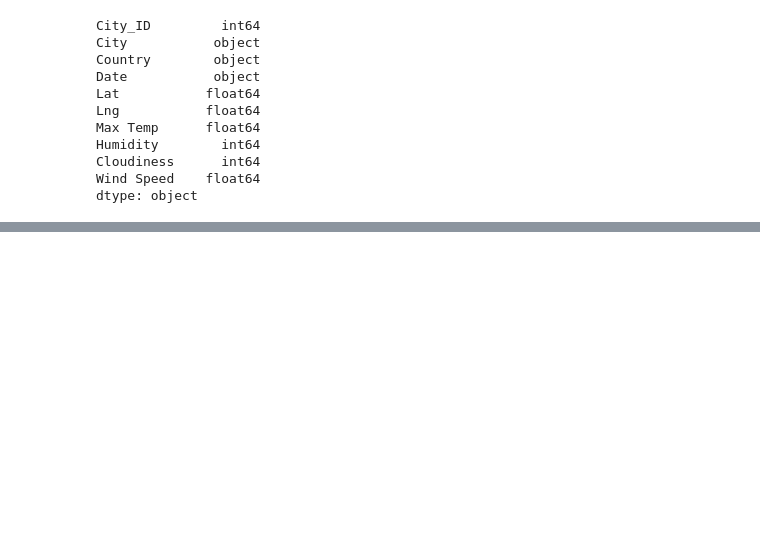
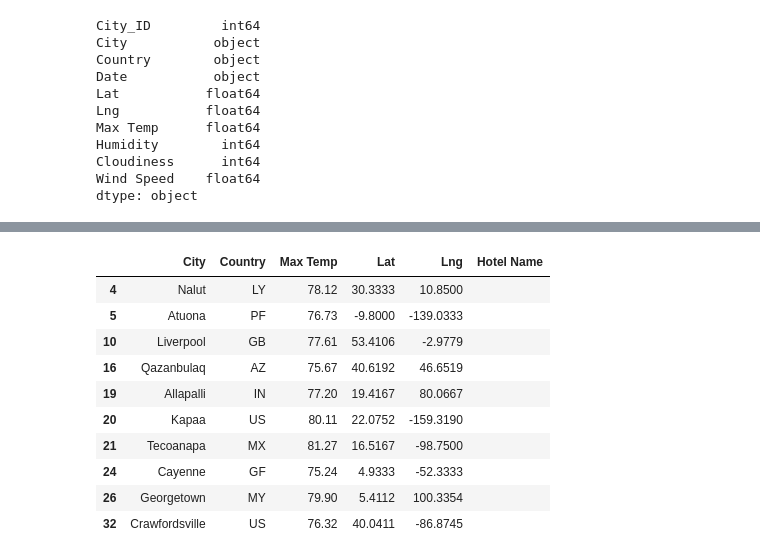
Before and after one commit to Atomic45/World_Weather_Analysis, a Jupyter notebook: VacationPy.ipynb, the cells around one changed output, grey strips where cells are left out. Drawn from its saved outputs; the diff is of its cells as text; code cells hidden in the pictures; blank space fills up the shorter version.

```diff
--- a/VacationPy.ipynb
+++ b/VacationPy.ipynb
@@ -99,0 +179,17 @@ fig
+# %%
+# Create DataFrame called hotel_df to store hotel names along with city, country, max temp, and coordinates.
+hotel_df = preferred_cities_df[["City", "Country", "Max Temp", "Lat", "Lng"]].copy()
+hotel_df["Hotel Name"] = ""
+hotel_df.head(10)
+# %% [output]
+|  | City | Country | Max Temp | Lat | Lng | Hotel Name |
+| 4 | Nalut | LY | 78.12 | 30.3333 | 10.8500 |  |
+| 5 | Atuona | PF | 76.73 | -9.8000 | -139.0333 |  |
+| 10 | Liverpool | GB | 77.61 | 53.4106 | -2.9779 |  |
+| 16 | Qazanbulaq | AZ | 75.67 | 40.6192 | 46.6519 |  |
+| 19 | Allapalli | IN | 77.20 | 19.4167 | 80.0667 |  |
+| 20 | Kapaa | US | 80.11 | 22.0752 | -159.3190 |  |
+| 21 | Tecoanapa | MX | 81.27 | 16.5167 | -98.7500 |  |
+| 24 | Cayenne | GF | 75.24 | 4.9333 | -52.3333 |  |
+| 26 | Georgetown | MY | 79.90 | 5.4112 | 100.3354 |  |
+| 32 | Crawfordsville | US | 76.32 | 40.0411 | -86.8745 |  |
```
Also changed, not shown: parts of 19 cells of this notebook.
